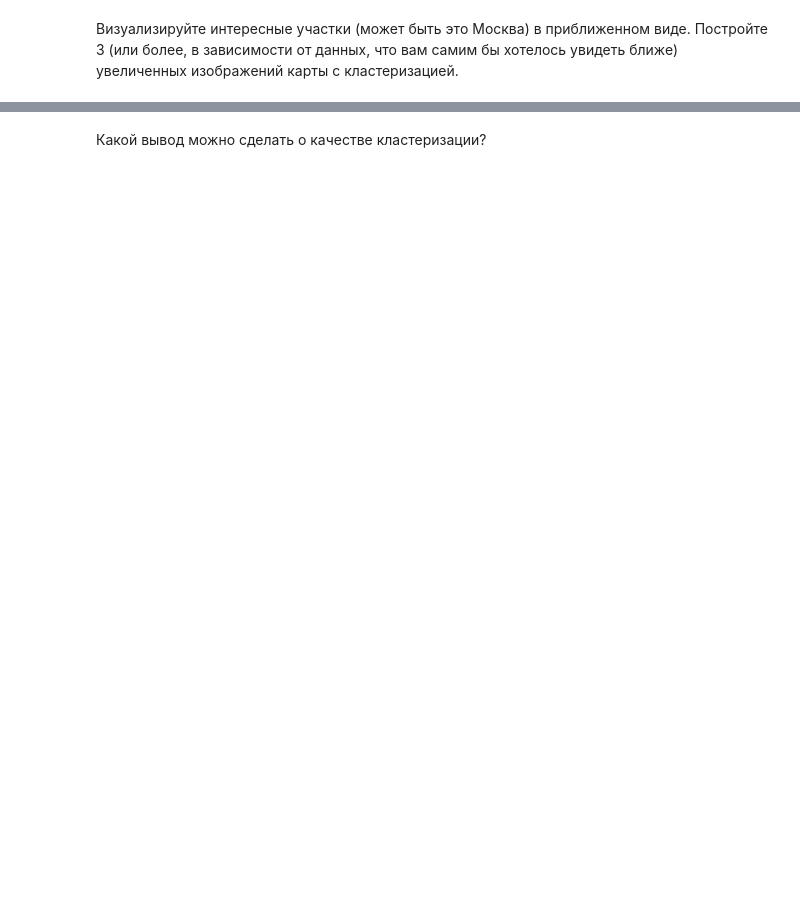
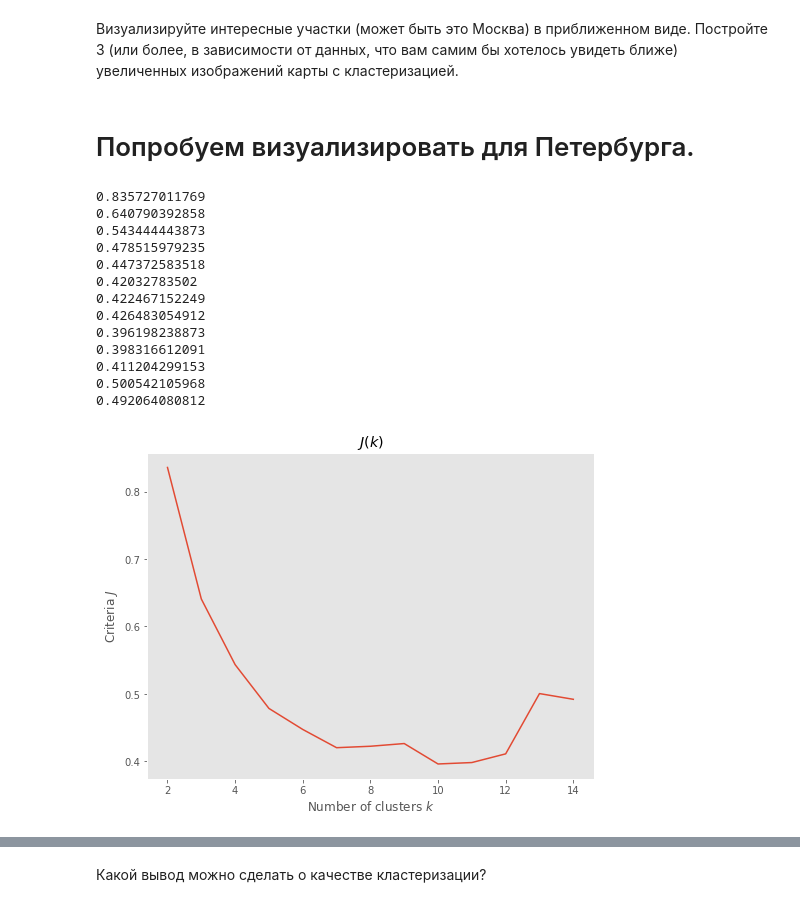
Before and after one commit to Kakoedlinnoeslovo/data_mining, a Jupyter notebook: hw2-degtyarev.ipynb, the cells around one changed output, grey strips where cells are left out. Saved outputs shown, nothing was run; the diff lists cells and outputs as text; code cells hidden in the pictures; blank space fills up the shorter version.

```diff
--- a/hw2-degtyarev.ipynb
+++ b/hw2-degtyarev.ipynb
@@ -387,5 +378,0 @@ for i in y_twenty_seven:
-# %%
-for i in xrange(len(uniq)):
-    temp_samp=short_data_pd[short_data_pd[y_twenty_seven_pd==i][0]>0]
-    marker_cluster = MarkerCluster(locations=temp_samp.values)
-    marker_cluster.add_to(moscow)
@@ -399,0 +381,2 @@ moscow
+# %% [markdown]
+# Попробуем визуализировать для Петербурга.
@@ -399,0 +385,42 @@ moscow
+# %%
+pet_min_lat, pet_max_lat = 59.801669, 60.095323
+pet_min_lon, pet_max_lon = 29.675024, 30.553930
+# %%
+pet_data = data_df_all[data_df_all.latitude.between(pet_min_lat, pet_max_lat) &
+                   data_df_all.longitude.between(pet_min_lon, pet_max_lon)]
+# %%
+pet_places = pet_data[['latitude', 'longitude']].values
+# %%
+ks = range(2,15)
+criteria = np.zeros(len(ks))
+y_list=[]
+
+for i, k in enumerate(ks):
+    cls = Clustering()
+    y=cls.fit_predict(pet_places[:100],k,average)
+    y_list.append(y)
+    criteria[i] = quality(pet_places[:100], y)
+    print(criteria[i])
+
+pl.figure(figsize=(8, 6))
+pl.plot(ks, criteria)
+pl.title("$J(k)$")
+pl.ylabel("Criteria $J$")
+pl.xlabel("Number of clusters $k$")
+pl.grid()
+pl.show()
+# %% [output]
+0.835727011769
+0.640790392858
+0.543444443873
+0.478515979235
+0.447372583518
+0.42032783502
+0.422467152249
+0.426483054912
+0.396198238873
+0.398316612091
+0.411204299153
+0.500542105968
+0.492064080812
+[figure, added]
```
Also changed, not shown: parts of 27 cells of this notebook.
